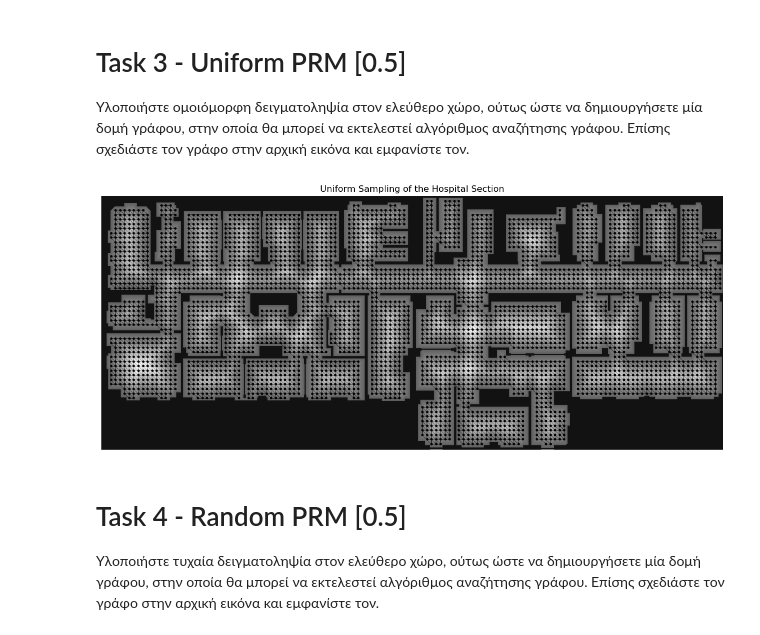
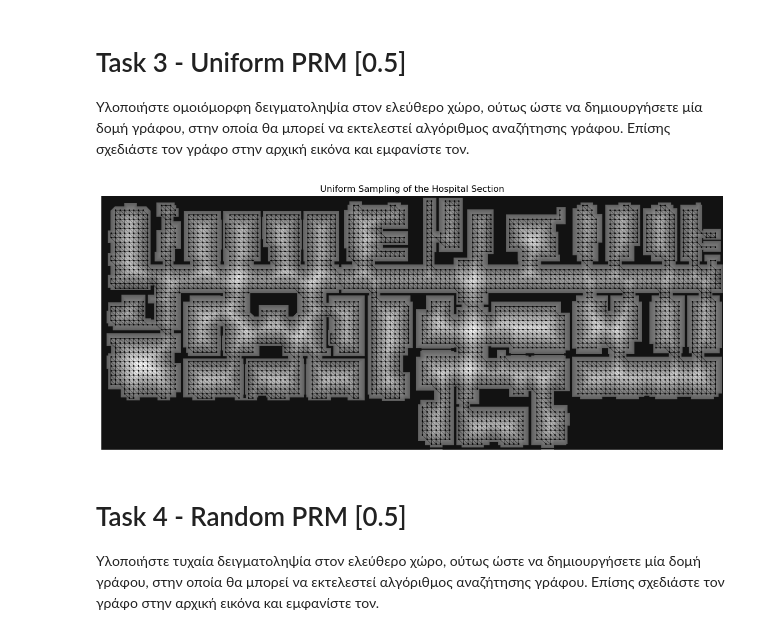
Before and after one commit to VasilisMpletsos/Autonomous_Systems_AUTH_2023, a Jupyter notebook: as2023.ipynb, the cells around one changed output. Drawn from its saved outputs; the diff is of its cells as text; code cells hidden in the pictures.

```diff
--- a/as2023.ipynb
+++ b/as2023.ipynb
@@ -158,33 +162,33 @@ def uniform_sampling(image, brushfire_map, step, threshold=1):
     # Finally return the list of points
     return graph
 # %%
-uniform_probalistic_roadmap = uniform_sampling(image_normal, brushfire_map, step=8, threshold=5)
+# Create a function to display the probabilistic roadmap with the nodes and the edges
+def show_graph(graph, image, brushfire_map, title):
+    x = []
+    y = []
+    for node in graph.nodes:
+        x.append(node.x)
+        y.append(node.y)
 
-x = []
-y = []
-for node in uniform_probalistic_roadmap.nodes:
-    x.append(node.x)
-    y.append(node.y)
+    plt.figure(figsize=(15,15))
+    plt.title(title)
+    plt.axis('off');
+    plt.scatter(x, y, s=1, c='black', marker='o');
 
-plt.figure(figsize=(15,15))
+    # Draw the lines between the nodes
+    image_copy = image.copy()
+    for node in graph.nodes:
+        for neighbor in node.neighbors:
+            cv2.line(image_copy, (node.x, node.y+1), (neighbor.x, neighbor.y+1), (0,0,0), 1)
 
-# connect nodes with a white line if they are neighbors
-
-plt.title('Uniform Sampling of the Hospital Section')
-plt.axis('off');
-plt.scatter(x, y, s=5, c='black', marker='o');
-
-# Draw the lines between the nodes
-image_normal_copy = image_normal.copy()
-for node in uniform_probalistic_roadmap.nodes:
-    for neighbor in node.neighbors:
-        cv2.line(image_normal_copy, (node.x, node.y+1), (neighbor.x, neighbor.y+1), (0,0,0), 1)
-
-plt.imshow(brushfire_map, cmap='gray', alpha=0.9);
-plt.imshow(image_normal_copy, cmap='gray', alpha=0.3);
-plt.show()
+    plt.imshow(brushfire_map, cmap='gray', alpha=0.9);
+    plt.imshow(image_copy, cmap='gray', alpha=0.3);
+    plt.show()
-# %% [output]
-[figure, removed]
+# %%
+uniform_probalistic_roadmap = uniform_sampling(image_normal, brushfire_map, step=8, threshold=5)
+show_graph(uniform_probalistic_roadmap, image_normal, brushfire_map, 'Uniform Sampling of the Hospital Section')
+# %% [output]
+[figure, added]
 # %% [markdown]
 # Task 4 - Random PRM [0.5]
 
```
Also changed, not shown: parts of 14 cells of this notebook.
